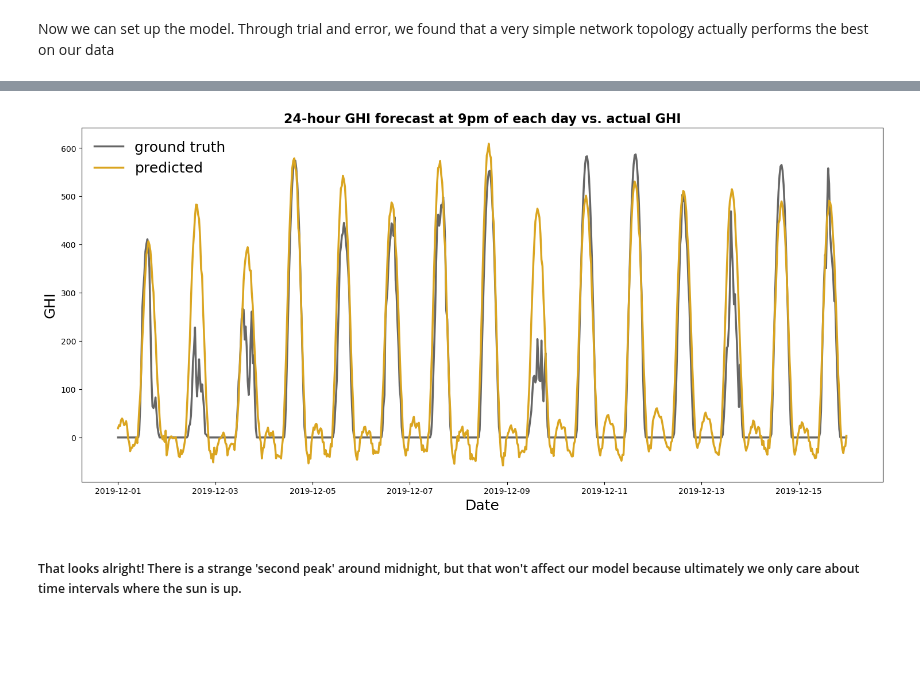
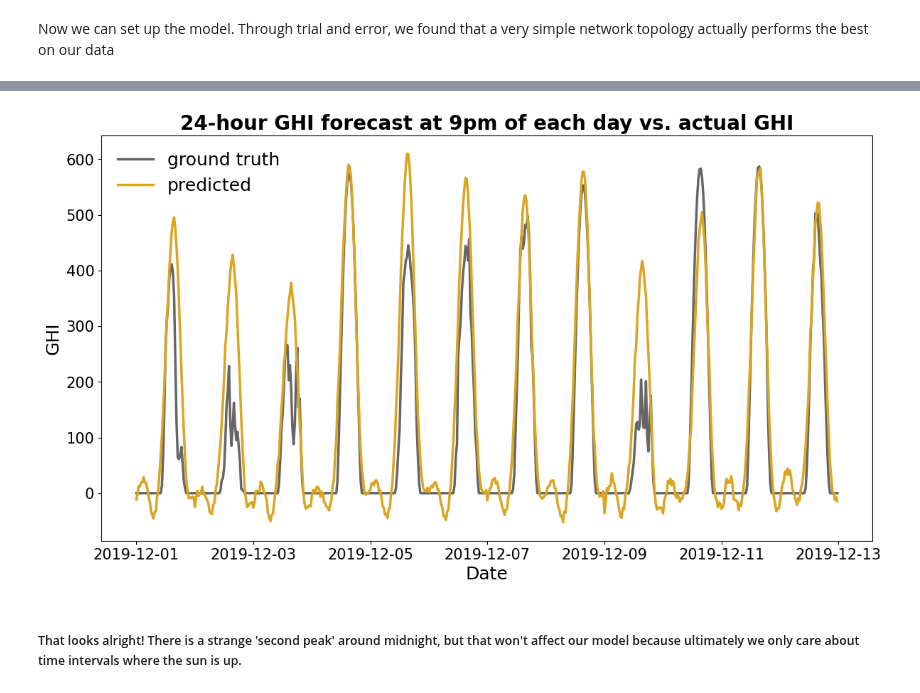
Before and after one commit to martijndevries/solar-intensity-forecast, a Jupyter notebook: code/RNN_model.ipynb, the cells around one changed output, grey strips where cells are left out. Cells and saved outputs as stored; diff of their text form; code cells hidden in the pictures; blank space fills up the shorter version.

Commit message:
changed RNN figure

```diff
--- a/code/RNN_model.ipynb
+++ b/code/RNN_model.ipynb
@@ -152,26 +152,28 @@ preds_train_ghi = ss_y.inverse_transform(preds_train)
 # %%
 preds_l, test_l = [], []
 x = 42
-day_start, day_stop = 130, 145
+day_start, day_stop = 130, 142
 for i in range(day_start, day_stop):
     test_l += list(test_y_ghi[i*48+x,:])
     preds_l += list(preds_test_ghi[i*48+x,:])
 
 #get times
 idx_start, idx_stop = (1300 + day_start)*48, (1300 + day_stop)*48
 timestamps = df['datetime'][idx_start:idx_stop]
 ts = pd.to_datetime(timestamps)
 
-plt.figure(figsize=(18, 8))
+plt.figure(figsize=(14, 7.4))
 plt.plot(ts,test_l, label='ground truth', color='black',  alpha=0.6, linewidth=2.5)
 plt.plot(ts,preds_l, label='predicted', color='goldenrod',linewidth=2.5)
 plt.xlabel('Date', fontsize=18)
 plt.ylabel('GHI', fontsize=18)
-plt.title('24-hour GHI forecast at 9pm of each day vs. actual GHI', fontweight='bold', fontsize=16)
+plt.xticks(fontsize=15)
+plt.yticks(fontsize=15)
+plt.title('24-hour GHI forecast at 9pm of each day vs. actual GHI', fontweight='bold', fontsize=20)
 plt.legend(frameon=False, fontsize=18);
 plt.savefig('../figures/GHI_RNN_m1.png')
 # %% [output]
-[figure, old version]
+[figure, new version]
 # %% [markdown]
 ##### That looks alright! There is a strange 'second peak' around midnight, but that won't affect our model because ultimately we only care about time intervals where the sun is up.
 # %% [markdown]
```
Also changed, not shown: parts of 4 cells of this notebook, 1 other file.
